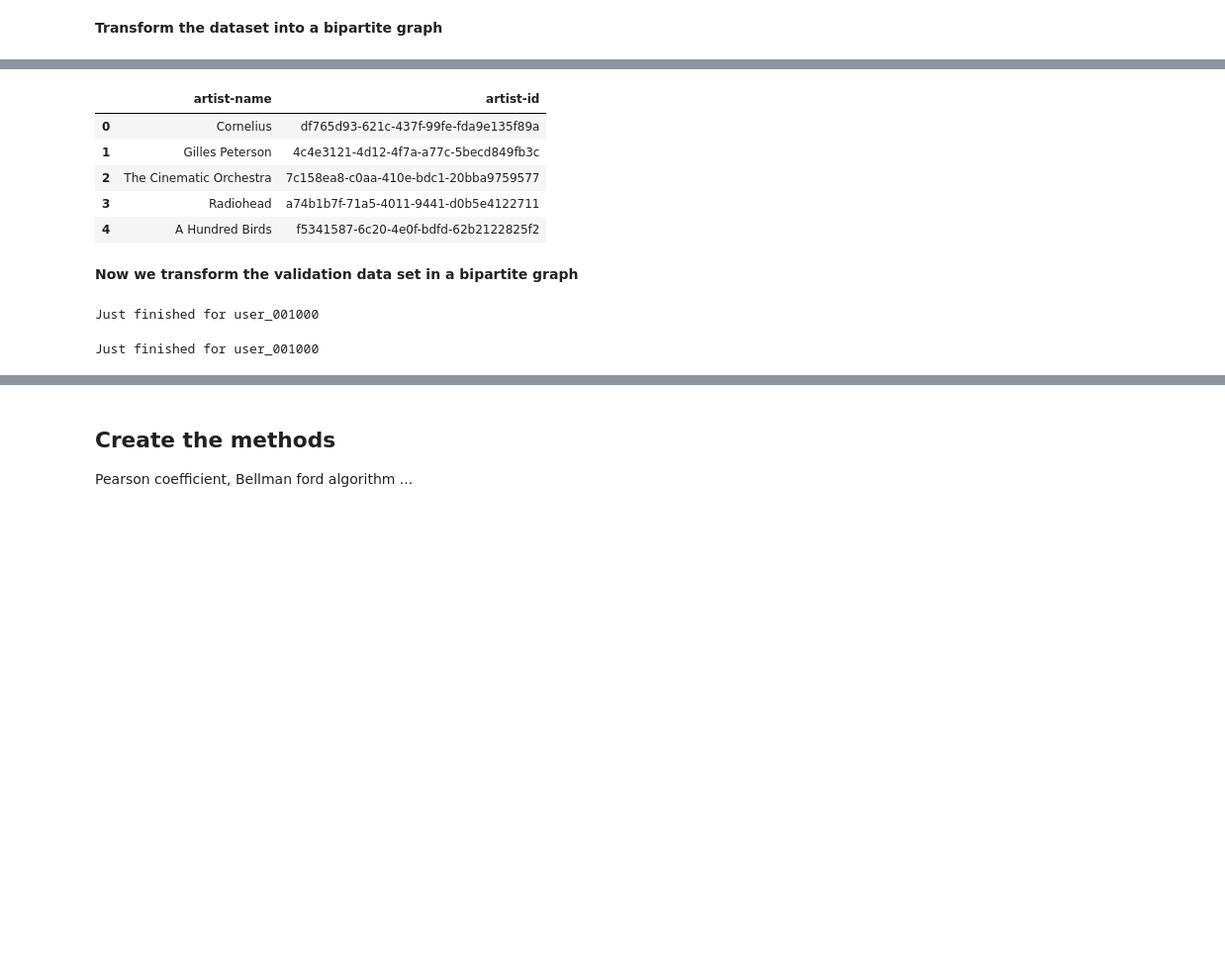
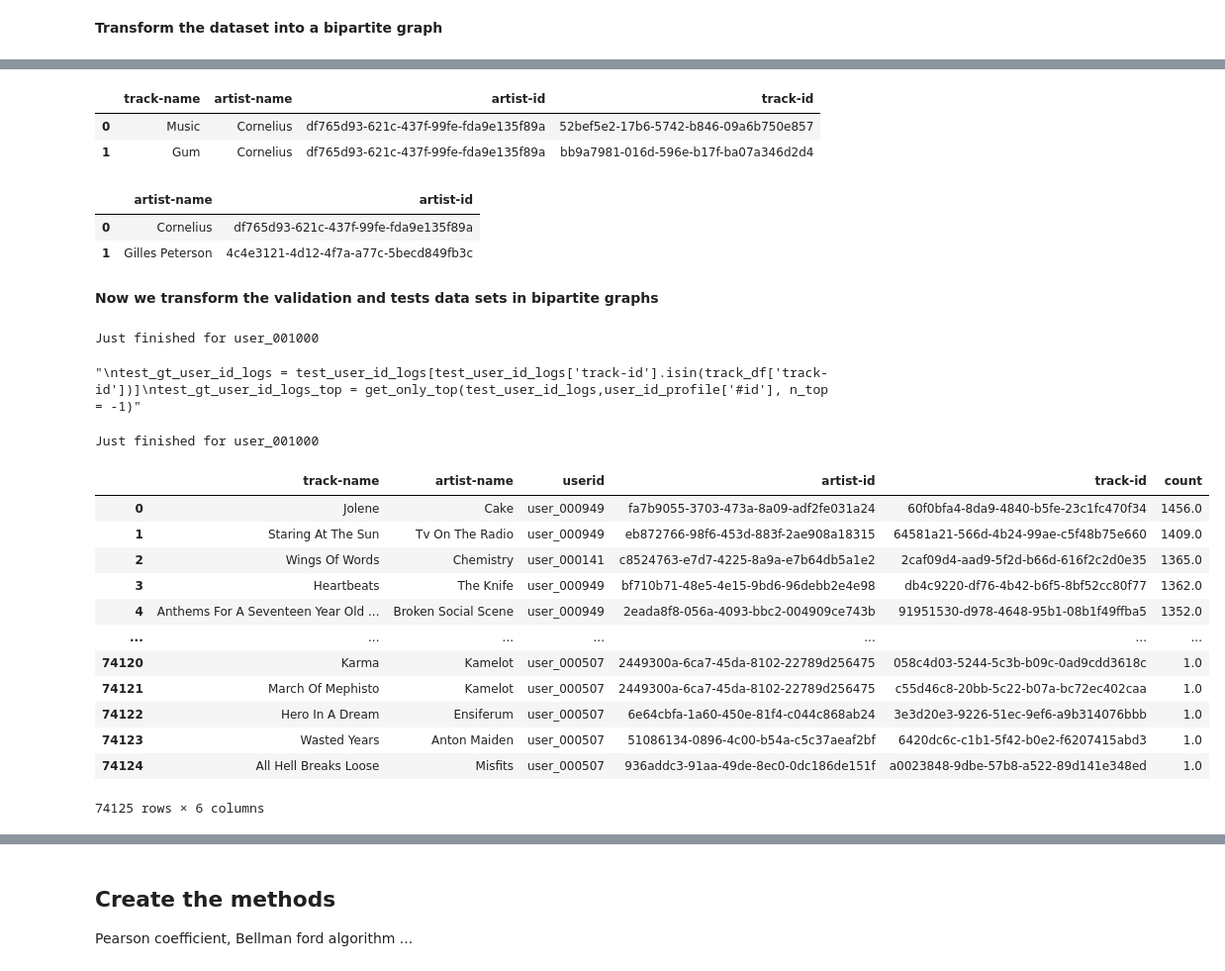
Before and after one commit to chloedia/Graph_Music_Recommendation, a Jupyter notebook: Main.ipynb, the cells around one changed output, grey strips where cells are left out. Shown at 99% size. Drawn from its saved outputs; the diff is of its cells as text; code cells hidden in the pictures; blank space fills up the shorter version.

```diff
--- a/Main.ipynb
+++ b/Main.ipynb
@@ -148,18 +92,0 @@ track_df.head()
-# %%
-if not exists('./saved_data/artists_df.tsv'):
-    artist_df = train_user_top_logs.copy()
-    artist_df.drop(['count', 'userid', 'track-name', 'track-id'], axis = 1, inplace=True)
-    artist_df.drop_duplicates('artist-id', inplace=True)
-    artist_df.reset_index(drop=True, inplace=True)
-    artist_df.to_csv('./saved_data/artists_df.tsv')
-else :
-    artist_df = pd.read_csv('./saved_data/artists_df.tsv', index_col=0)
-
-artist_df.head()
-# %% [output]
-|  | artist-name | artist-id |
-| 0 | Cornelius | df765d93-621c-437f-99fe-fda9e135f89a |
-| 1 | Gilles Peterson | 4c4e3121-4d12-4f7a-a77c-5becd849fb3c |
-| 2 | The Cinematic Orchestra | 7c158ea8-c0aa-410e-bdc1-20bba9759577 |
-| 3 | Radiohead | a74b1b7f-71a5-4011-9441-d0b5e4122711 |
-| 4 | A Hundred Birds | f5341587-6c20-4e0f-bdfd-62b2122825f2 |
@@ -180,0 +93,13 @@ nx.write_gml(G, "saved_data/graph_user_tracks_train.gml")
+# %%
+track_df,artist_df=bipartite_graph('./saved_data/track_df.tsv','./saved_data/artists_df.tsv',train_user_top_logs)
+track_df.head(2)
+# %% [output]
+|  | track-name | artist-name | artist-id | track-id |
+| 0 | Music | Cornelius | df765d93-621c-437f-99fe-fda9e135f89a | 52bef5e2-17b6-5742-b846-09a6b750e857 |
+| 1 | Gum | Cornelius | df765d93-621c-437f-99fe-fda9e135f89a | bb9a7981-016d-596e-b17f-ba07a346d2d4 |
+# %%
+artist_df.head(2)
+# %% [output]
+|  | artist-name | artist-id |
+| 0 | Cornelius | df765d93-621c-437f-99fe-fda9e135f89a |
+| 1 | Gilles Peterson | 4c4e3121-4d12-4f7a-a77c-5becd849fb3c |
@@ -181,10 +108,12 @@ nx.write_gml(G, "saved_data/graph_user_tracks_train.gml")
 # %% [markdown]
-**Now we transform the validation data set in a bipartite graph**
+**Now we transform the validation and tests data sets in bipartite graphs**
 # %%
-#We transform the val set into a bipartite graph
-
 #First we select only the music tracks that are in the train set
 val_user_id_logs = val_user_id_logs[val_user_id_logs['track-id'].isin(track_df['track-id'])]
 val_user_id_logs_top = get_only_top(val_user_id_logs,user_id_profile['#id'], n_top = -1)
+
+test_gt_user_id_logs = test_user_id_logs[test_user_id_logs['track-id'].isin(track_df['track-id'])]
+test_gt_user_id_logs_top = get_only_top(test_user_id_logs,user_id_profile['#id'], n_top = -1)
 # %% [output]
 Just finished for user_001000
+"\ntest_gt_user_id_logs = test_user_id_logs[test_user_id_logs['track-id'].isin(track_df['track-id'])]\ntest_gt_user_id_logs_top = get_only_top(test_user_id_logs,user_id_profile['#id'], n_top = -1)"
@@ -232,0 +126,25 @@ nx.write_gml(G_test_gt, "saved_data/graph_user_tracks_test_groundtruth.gml")
+# %%
+"""#test part :
+temp_test = get_only_top(val_user_id_logs,user_id_profile['#id'], n_top = 50)
+temp_test = temp_test.nlargest(10000,'count')
+temp_test.to_csv('./saved_data/val_user_top_logs.tsv')"""
+#Concatenate the train and val sets summing the count for the same track and the same user
+test_user_id_logs_top = pd.concat([train_user_top_logs, val_user_id_logs_top], ignore_index=True)
+#sum count column for same track and same user
+#test_user_id_logs_top.groupby(['userid', 'track-id']).sum('count')
+# %%
+test_user_id_logs_top
+# %% [output]
+|  | track-name | artist-name | userid | artist-id | track-id | count |
+| 0 | Jolene | Cake | user_000949 | fa7b9055-3703-473a-8a09-adf2fe031a24 | 60f0bfa4-8da9-4840-b5fe-23c1fc470f34 | 1456.0 |
+| 1 | Staring At The Sun | Tv On The Radio | user_000949 | eb872766-98f6-453d-883f-2ae908a18315 | 64581a21-566d-4b24-99ae-c5f48b75e660 | 1409.0 |
+| 2 | Wings Of Words | Chemistry | user_000141 | c8524763-e7d7-4225-8a9a-e7b64db5a1e2 | 2caf09d4-aad9-5f2d-b66d-616f2c2d0e35 | 1365.0 |
+| 3 | Heartbeats | The Knife | user_000949 | bf710b71-48e5-4e15-9bd6-96debb2e4e98 | db4c9220-df76-4b42-b6f5-8bf52cc80f77 | 1362.0 |
+| 4 | Anthems For A Seventeen Year Old ... | Broken Social Scene | user_000949 | 2eada8f8-056a-4093-bbc2-004909ce743b | 91951530-d978-4648-95b1-08b1f49ffba5 | 1352.0 |
+| ... | ... | ... | ... | ... | ... | ... |
+| 74120 | Karma | Kamelot | user_000507 | 2449300a-6ca7-45da-8102-22789d256475 | 058c4d03-5244-5c3b-b09c-0ad9cdd3618c | 1.0 |
+| 74121 | March Of Mephisto | Kamelot | user_000507 | 2449300a-6ca7-45da-8102-22789d256475 | c55d46c8-20bb-5c22-b07a-bc72ec402caa | 1.0 |
+| 74122 | Hero In A Dream | Ensiferum | user_000507 | 6e64cbfa-1a60-450e-81f4-c044c868ab24 | 3e3d20e3-9226-51ec-9ef6-a9b314076bbb | 1.0 |
+| 74123 | Wasted Years | Anton Maiden | user_000507 | 51086134-0896-4c00-b54a-c5c37aeaf2bf | 6420dc6c-c1b1-5f42-b0e2-f6207415abd3 | 1.0 |
+| 74124 | All Hell Breaks Loose | Misfits | user_000507 | 936addc3-91aa-49de-8ec0-0dc186de151f | a0023848-9dbe-57b8-a522-89d141e348ed | 1.0 |
+74125 rows × 6 columns
```
Also changed, not shown: parts of 45 cells of this notebook, 8 other files.
